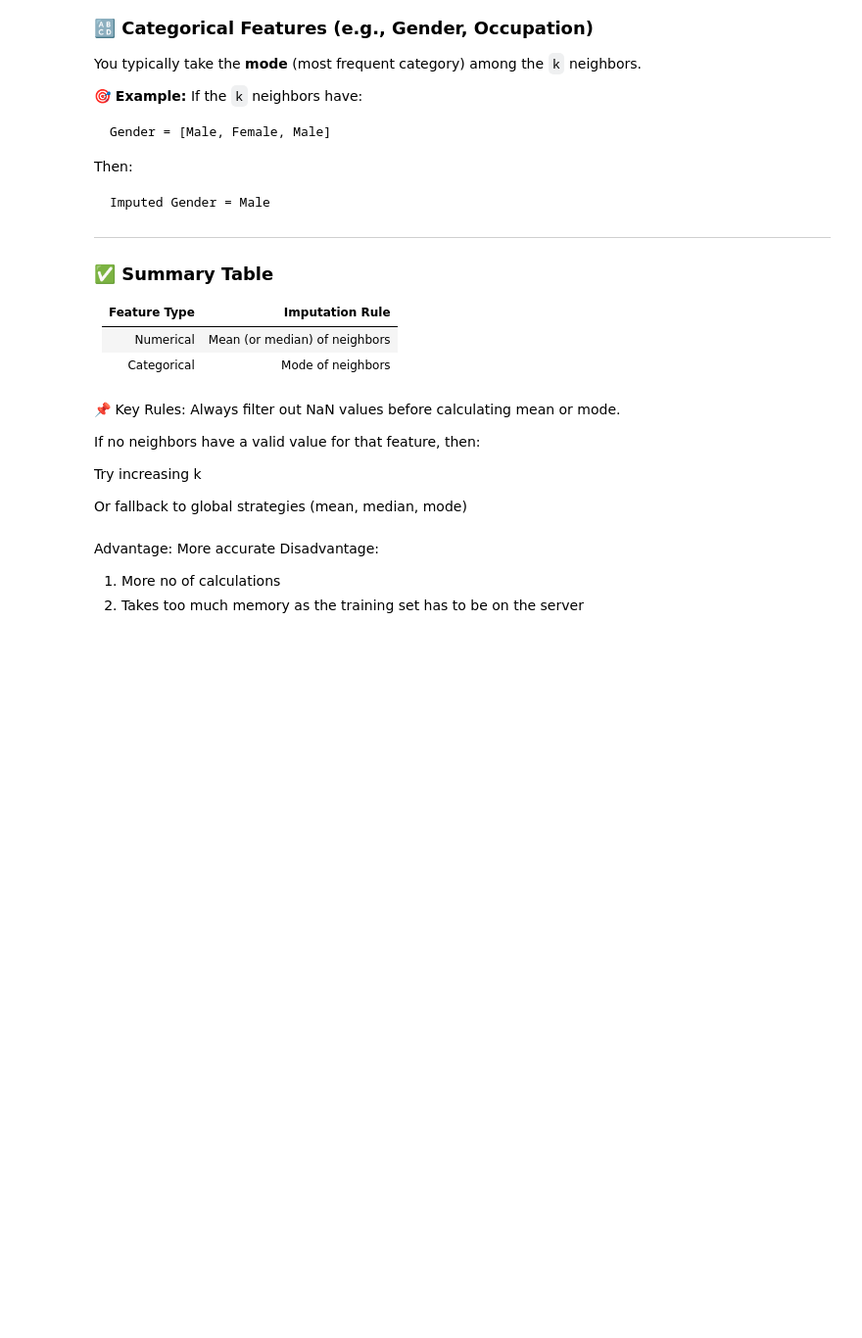
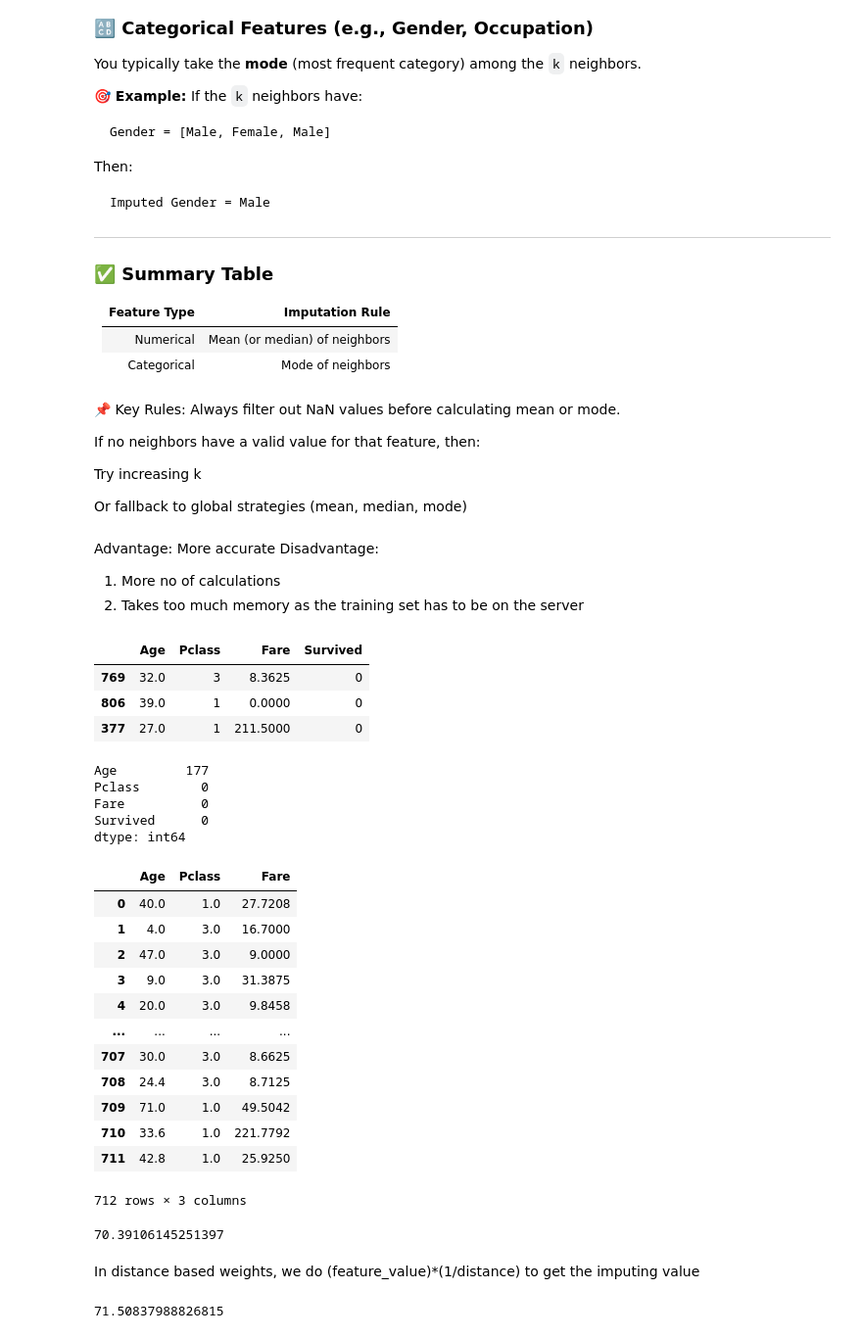
Before and after one commit to SyedNaveedM/CampusX_ML, a Jupyter notebook: Day_39-Handling_Missing_Data_5/missing_data_5.ipynb, the cells around one changed output. Shown at 98% size. Saved outputs shown, nothing was run; the diff lists cells and outputs as text; code cells hidden in the pictures; blank space fills up the shorter version.

Commit message:
Handling missing data 5

```diff
--- a/Day_39-Handling_Missing_Data_5/missing_data_5.ipynb
+++ b/Day_39-Handling_Missing_Data_5/missing_data_5.ipynb
@@ -98,0 +109,52 @@ Disadvantage:
+# %%
+df=pd.read_csv('train.csv')[['Age','Pclass','Fare','Survived']]
+# %%
+df.sample(3)
+# %% [output]
+|  | Age | Pclass | Fare | Survived |
+| 769 | 32.0 | 3 | 8.3625 | 0 |
+| 806 | 39.0 | 1 | 0.0000 | 0 |
+| 377 | 27.0 | 1 | 211.5000 | 0 |
+# %%
+df.isnull().sum()
+# %% [output]
+Age         177
+Pclass        0
+Fare          0
+Survived      0
+dtype: int64
+# %%
+X=df.drop(columns='Survived')
+y=df['Survived']
+# %%
+X_train,X_test,y_train,y_test = train_test_split(X,y,test_size=0.2,random_state=2)
+# %%
+knn=KNNImputer()
+
+X_train_trf=knn.fit_transform(X_train)
+X_test_trf=knn.transform(X_test)
+# %%
+pd.DataFrame(X_train_trf,columns=X_train.columns)
+# %% [output]
+|  | Age | Pclass | Fare |
+| 0 | 40.0 | 1.0 | 27.7208 |
+| 1 | 4.0 | 3.0 | 16.7000 |
+| 2 | 47.0 | 3.0 | 9.0000 |
+| 3 | 9.0 | 3.0 | 31.3875 |
+| 4 | 20.0 | 3.0 | 9.8458 |
+| ... | ... | ... | ... |
+| 707 | 30.0 | 3.0 | 8.6625 |
+| 708 | 24.4 | 3.0 | 8.7125 |
+| 709 | 71.0 | 1.0 | 49.5042 |
+| 710 | 33.6 | 1.0 | 221.7792 |
+| 711 | 42.8 | 1.0 | 25.9250 |
+712 rows × 3 columns
+# %%
+lr=LogisticRegression()
+
+lr.fit(X_train_trf,y_train)
+y_pred=lr.predict(X_test_trf)
+
+accuracy_score(y_pred,y_test)*100
+# %% [output]
+70.39106145251397
@@ -98,0 +166,12 @@ Disadvantage:
+# %% [markdown]
+In distance based weights, we do (feature_value)*(1/distance) to get the imputing value
+# %%
+lr = LogisticRegression()
+
+lr.fit(X_train_trf,y_train)
+
+y_pred = lr.predict(X_test_trf)
+
+accuracy_score(y_test,y_pred)*100
+# %% [output]
+71.50837988826815
```
Also changed, not shown: parts of 4 cells of this notebook.
